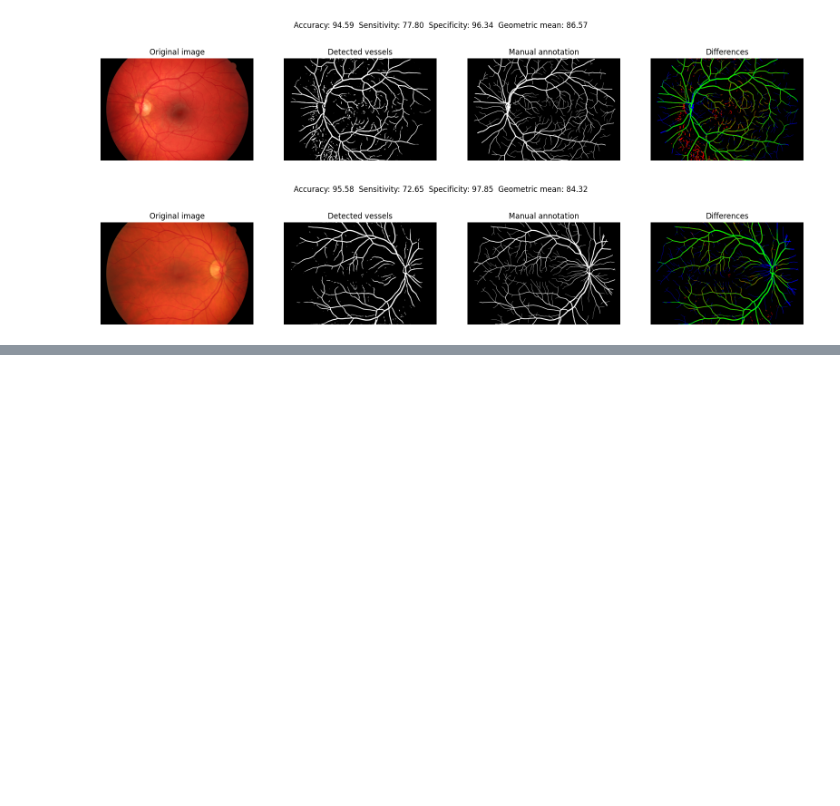
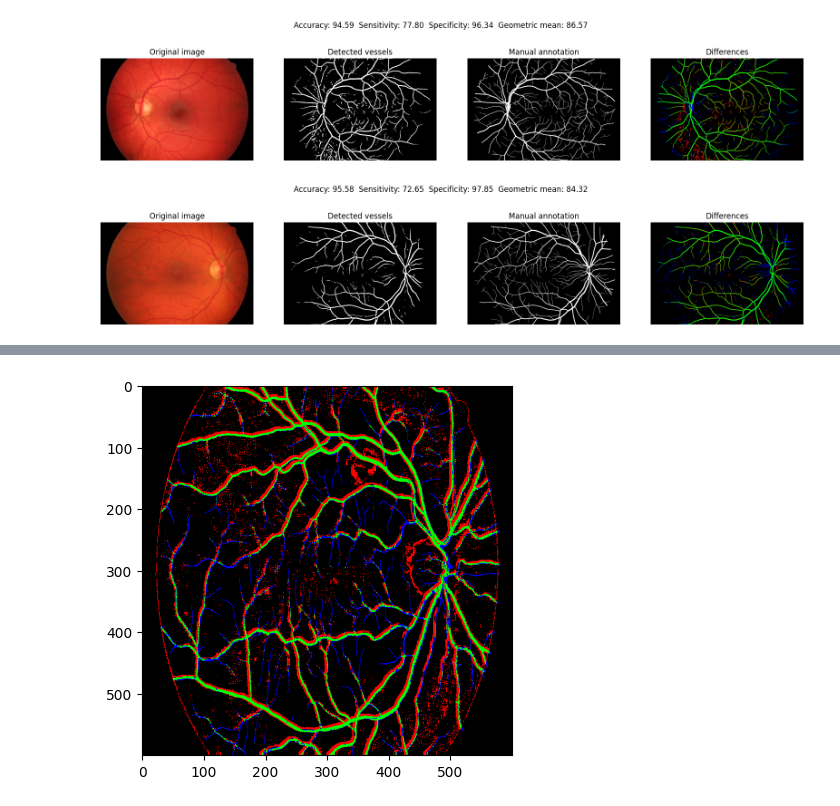
Before and after one commit to Smixie/IwM, a Jupyter notebook: dno-oka/dno-oka.ipynb, the cells around one changed output, grey strips where cells are left out. Drawn from its saved outputs; the diff is of its cells as text; code cells hidden in the pictures; blank space fills up the shorter version.

```diff
--- a/dno-oka/dno-oka.ipynb
+++ b/dno-oka/dno-oka.ipynb
@@ -128,0 +312,5 @@ for x in range(1,6):
+# %%
+plt.imshow(results_img)
+plt.show()
+# %% [output]
+[figure, added]
```
Also changed, not shown: parts of 11 cells of this notebook.
